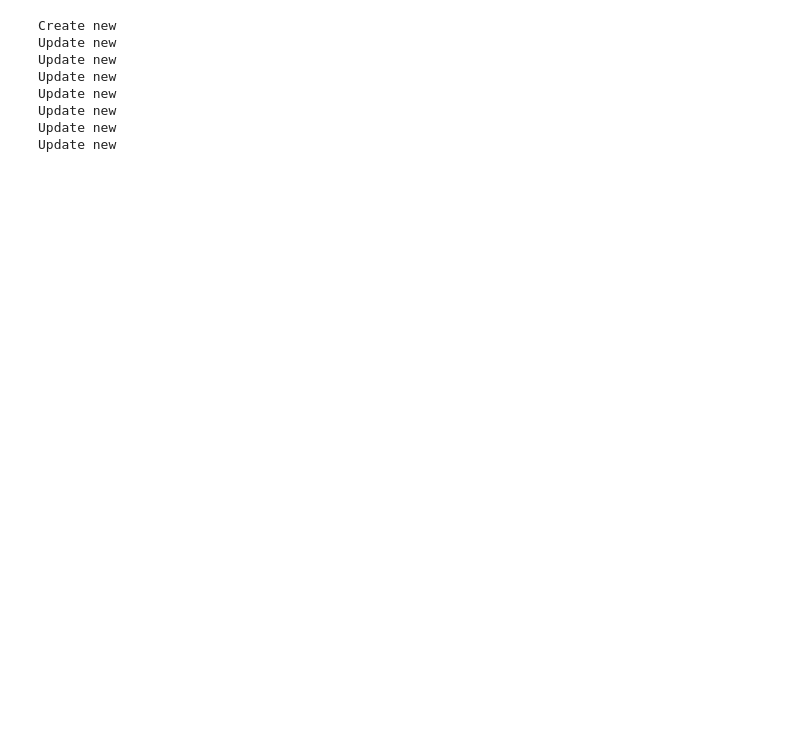
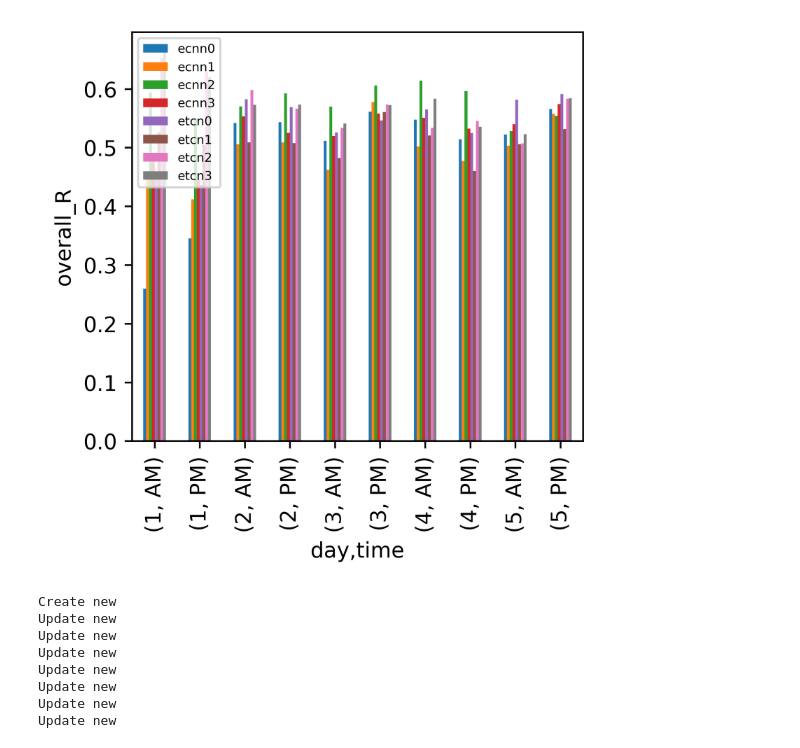
Before and after one commit to YuzhouLin/ECNN-NinaProDB6, a Jupyter notebook: analysis.ipynb, the cells around one changed output. Drawn from its saved outputs; the diff is of its cells as text; code cells hidden in the pictures; blank space fills up the shorter version.

```diff
--- a/analysis.ipynb
+++ b/analysis.ipynb
@@ -9,3 +164,11 @@ import os
+# %%
+fig, ax = plt.subplots(1,1, figsize = (7.08/2, 7.08/2), constrained_layout=True,dpi=600)
+df_R_summary['overall'].plot(kind='bar', ax=ax, ylabel='overall_R')
+ax.legend(loc='best', fontsize='xx-small')
+#plt.savefig("./results/bar-acc.png", format='png', bbox_inches='tight', dpi=600, pad_inches=0.0)
+plt.savefig("./results/bar-reliability.png", format='png', bbox_inches='tight', dpi=600)
+# %% [output]
+[figure, added]
 # %%
 def get_acc(model, sb):
 
```
Also changed, not shown: parts of 13 cells of this notebook, 1 other file.
